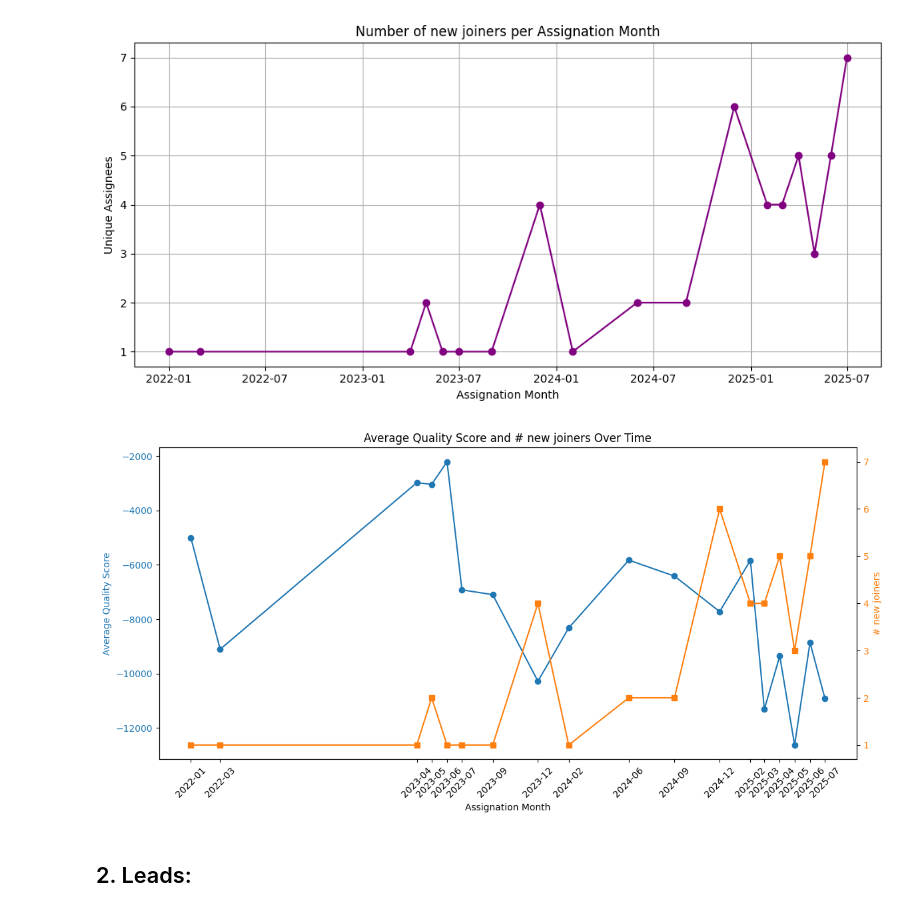
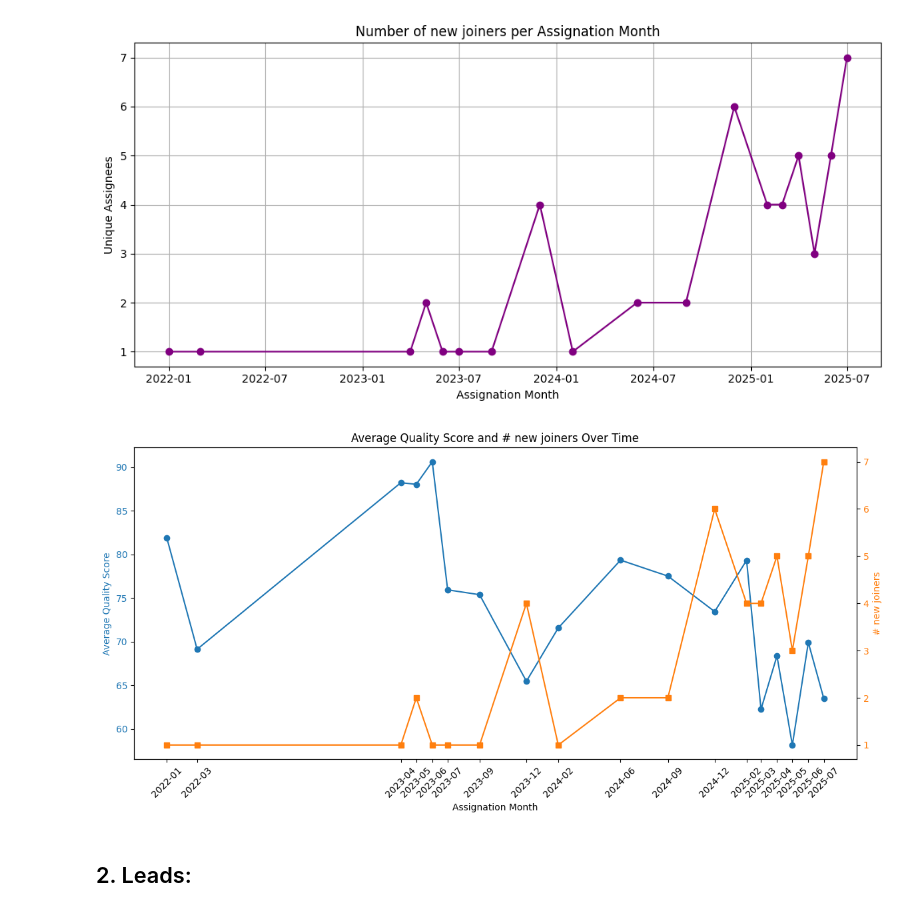
Before and after one commit to Aakame/HoudaB.github.io, a Jupyter notebook: Accounts_Quality_Assessment.ipynb, the cells around one changed output. Cells and saved outputs as stored; diff of their text form; code cells hidden in the pictures.

```diff
--- a/Accounts_Quality_Assessment.ipynb
+++ b/Accounts_Quality_Assessment.ipynb
@@ -240,54 +243,31 @@ plt.show()
 # %% [output]
 [figure]
 # %%
-# fig, ax1 = plt.subplots(figsize=(12,6))
+# Get all unique months where there is at least one data point
+months_quality = set(monthly_quality_std['assignation_month'])
+months_assignees = set(monthly_unique_assignees['assignation_month'])
+all_months_with_data = sorted(list(months_quality.union(months_assignees)))
 
-# # Plot average quality score
-# color = 'tab:blue'
-# ax1.set_xlabel('Assignation Month')
-# ax1.set_ylabel('Average Quality Score', color=color)
-# ax1.plot(monthly_quality['assignation_month'], monthly_quality['quality_score'], marker='o', color=color, label='Avg Quality Score')
-# ax1.tick_params(axis='y', labelcolor=color)
+fig, ax1 = plt.subplots(figsize=(12,6))
 
-# # Create a second y-axis for unique assignees
-# ax2 = ax1.twinx()
-# color = 'tab:orange'
-# ax2.set_ylabel('# new joiners', color=color)
-# ax2.plot(monthly_unique_assignees['assignation_month'], monthly_unique_assignees['unique_assignees'], marker='s', color=color, label='Unique Assignees')
-# ax2.tick_params(axis='y', labelcolor=color)
+color = 'tab:blue'
+ax1.set_xlabel('Assignation Month')
+ax1.set_ylabel('Average Quality Score', color=color)
+ax1.plot(monthly_quality_std['assignation_month'], monthly_quality_std['quality_score_std'], marker='o', color=color, label='Avg Quality Score')
+ax1.tick_params(axis='y', labelcolor=color)
 
-# # Add grid and titles
-# plt.title('Average Quality Score and # new joiners Over Time')
-# fig.tight_layout()
-# plt.show()
+ax2 = ax1.twinx()
+color = 'tab:orange'
+ax2.set_ylabel('# new joiners', color=color)
+ax2.plot(monthly_unique_assignees['assignation_month'], monthly_unique_assignees['unique_assignees'], marker='s', color=color, label='Unique Assignees')
+ax2.tick_params(axis='y', labelcolor=color)
+
+# Set x-ticks to only the months where there is a data point
+ax1.set_xticks(all_months_with_data)
+ax1.set_xticklabels([pd.to_datetime(m).strftime('%Y-%m') for m in all_months_with_data], rotation=45)
+
+plt.title('Average Quality Score and # new joiners Over Time')
+fig.tight_layout()
+plt.show()
+# %% [output]
+[figure, added]
-# %%
-import numpy as np
-
-# Get all unique months where there is at least one data point
-months_quality = set(monthly_quality['assignation_month'])
-months_assignees = set(monthly_unique_assignees['assignation_month'])
-all_months_with_data = sorted(list(months_quality.union(months_assignees)))
-
-fig, ax1 = plt.subplots(figsize=(12,6))
-
-color = 'tab:blue'
-ax1.set_xlabel('Assignation Month')
-ax1.set_ylabel('Average Quality Score', color=color)
-ax1.plot(monthly_quality['assignation_month'], monthly_quality['quality_score'], marker='o', color=color, label='Avg Quality Score')
-ax1.tick_params(axis='y', labelcolor=color)
-
-ax2 = ax1.twinx()
-color = 'tab:orange'
-ax2.set_ylabel('# new joiners', color=color)
-ax2.plot(monthly_unique_assignees['assignation_month'], monthly_unique_assignees['unique_assignees'], marker='s', color=color, label='Unique Assignees')
-ax2.tick_params(axis='y', labelcolor=color)
-
-# Set x-ticks to only the months where there is a data point
-ax1.set_xticks(all_months_with_data)
-ax1.set_xticklabels([pd.to_datetime(m).strftime('%Y-%m') for m in all_months_with_data], rotation=45)
-
-plt.title('Average Quality Score and # new joiners Over Time')
-fig.tight_layout()
-plt.show()
-# %% [output]
-[figure, removed]
```
Also changed, not shown: parts of 20 cells of this notebook.
